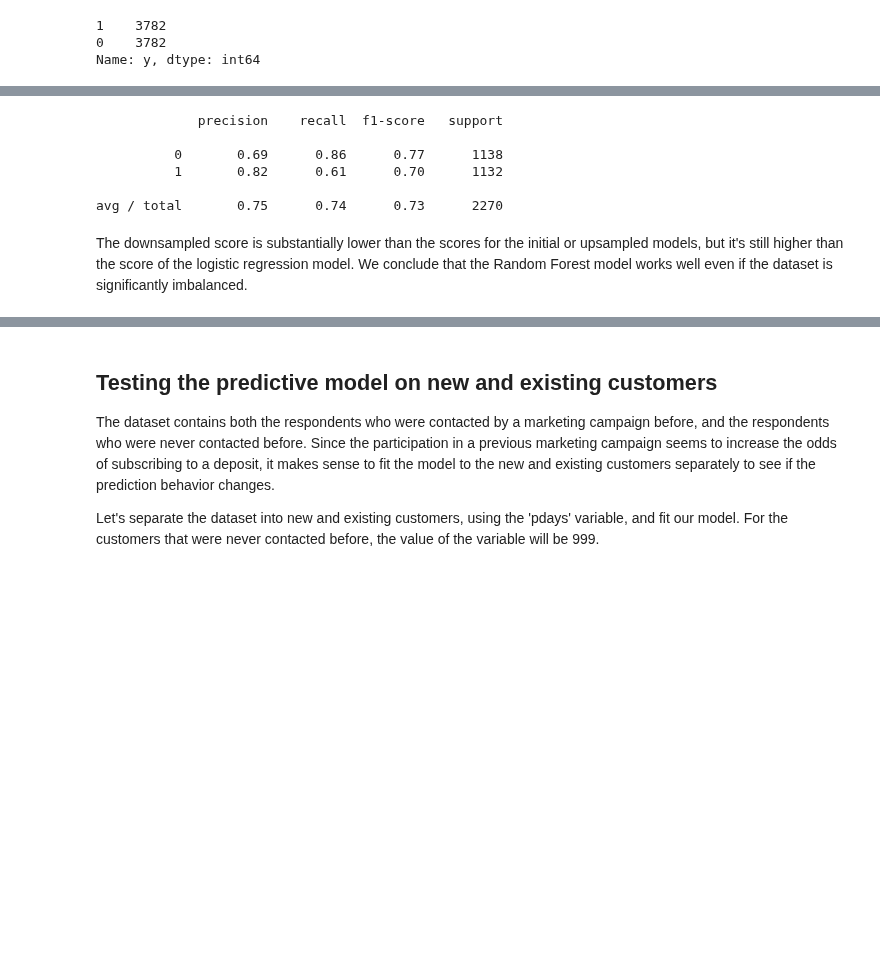
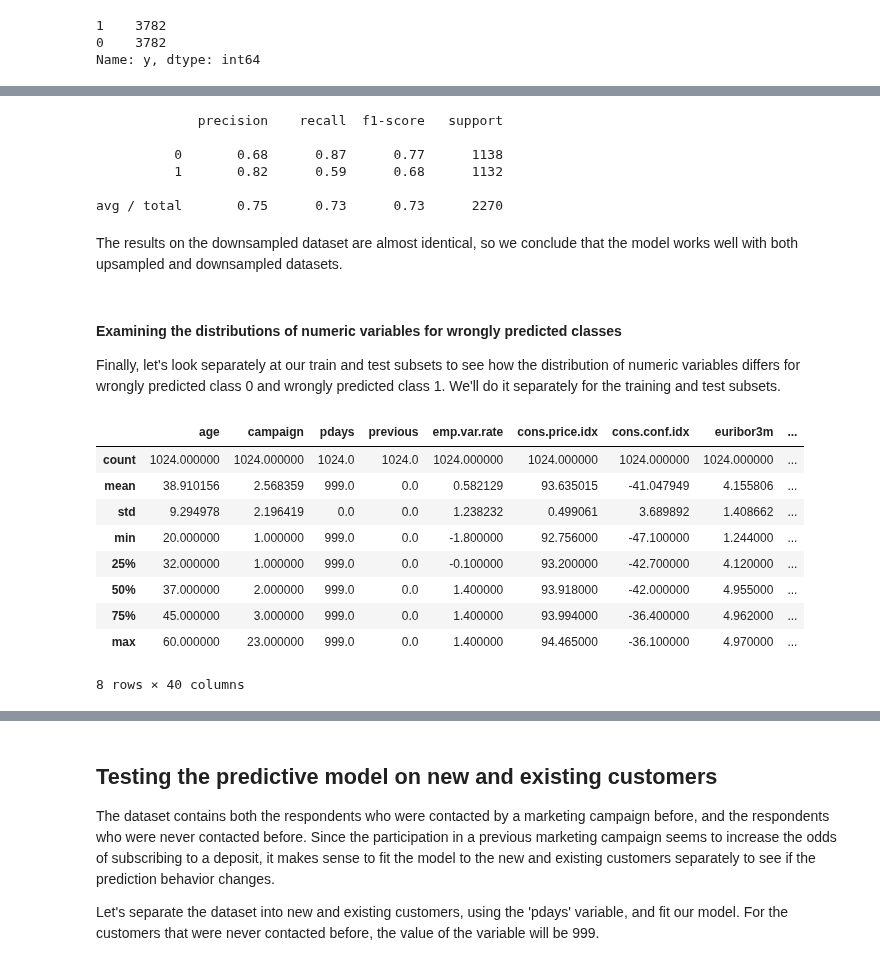
Before and after one commit to mamnunam/Springboard_Data_Science_track, a Jupyter notebook: Capstone_1/Capstone_project_1.ipynb, the cells around one changed output, grey strips where cells are left out. Drawn from its saved outputs; the diff is of its cells as text; code cells hidden in the pictures; blank space fills up the shorter version.

Commit message:
Updated accuracy metrics

```diff
--- a/Capstone_1/Capstone_project_1.ipynb
+++ b/Capstone_1/Capstone_project_1.ipynb
@@ -791,5 +838,6 @@ avg / total       0.68      0.68      0.68      2270
 As mentioned before, though logistic regression doesn't seem to be the best model for this dataset, it's one of the easiest to interpret. Let's look at the coefficients that the model assigns to the features in our dataset and see if there are any interesting predictors:
 # %%
 #The intercept of the final model
-model.intercept_
+final_logreg_model.fit(X,y)
+final_logreg_model.intercept_
 # %% [output]
@@ -981,11 +1036,10 @@ Precision, recall and F1-score are high, which signifies a good prediction model
 As mentioned before, only ~11% of the respondents to the current campaign have actually subscribed for a deposit, which makes the overall dataset highly imbalanced, and which can potentially lead to the model predicting just one class (the dominant one). Let's check if the model is actually predicting one class:
 # %%
 #Fitting the model
-final_model_full_data = GradientBoostingClassifier(learning_rate=0.05, n_estimators=100, max_depth=5, random_state=42)
-final_model_full_data.fit(X, y)
+final_logreg_model.fit(X, y)
 
 #Counting the number of the predicted classes
-print(np.unique(final_model_full_data.predict(X)))
+print(np.unique(final_logreg_model.predict(X)))
 # %% [output]
 [0 1]
 # %% [markdown]
@@ -1021,24 +1075,24 @@ y_up = df_upsampled.y
 X_up = df_upsampled.drop('y', axis=1)
 
 #Defining the model once again
-final_model = GradientBoostingClassifier(learning_rate=0.05, n_estimators=100, max_depth=5, random_state=42)
+final_model = LogisticRegression(C=111.11200000000001, penalty='l2', class_weight='balanced', random_state=42)
 
 #Defining the steps in order to include the scaler
 steps = [('scaler', StandardScaler()),
-          ('gb', final_model)]
+          ('l2', final_model)]
 
 #Defining the pipeline
 pipeline = Pipeline(steps)
 
 #Splitting the data into train and test sets
-X_train, X_test, y_train, y_test = train_test_split(X_up, y_up, test_size=0.3, random_state=42)
+X_train_up, X_test_up, y_train_up, y_test_up = train_test_split(X_up, y_up, test_size=0.3, random_state=42)
 
 #Fitting the model on X_train, y_train
-scaled_model = pipeline.fit(X_train, y_train)
+scaled_model = pipeline.fit(X_train_up, y_train_up)
 
 #Predicting the y
-y_pred = pipeline.predict(X_test)
+y_pred_up = scaled_model.predict(X_test_up)
 
 #Calculating the accuracy score
-print(accuracy_score(y_test, y_pred))
+print(accuracy_score(y_test_up, y_pred_up))
 # %% [output]
@@ -1074,24 +1137,24 @@ y_down = df_downsampled.y
 X_down = df_downsampled.drop('y', axis=1)
 
 #Defining the model once again
-final_model = GradientBoostingClassifier(learning_rate=0.05, n_estimators=100, max_depth=5, random_state=42)
+final_model = LogisticRegression(C=111.11200000000001, penalty='l2', class_weight='balanced', random_state=42)
 
 #Defining the steps in order to include the scaler
 steps = [('scaler', StandardScaler()),
-          ('gb', model)]
+          ('l2', final_model)]
 
 #Defining the pipeline
 pipeline = Pipeline(steps)
 
 #Splitting the data into train and test sets
-X_train, X_test, y_train, y_test = train_test_split(X_down, y_down, test_size=0.3, random_state=42)
+X_train_down, X_test_down, y_train_down, y_test_down = train_test_split(X_down, y_down, test_size=0.3, random_state=42)
 
 #Fitting the model on X_train, y_train
-scaled_model = pipeline.fit(X_train, y_train)
+scaled_model = pipeline.fit(X_train_down, y_train_down)
 
 #Predicting the y
-y_pred = pipeline.predict(X_test)
+y_pred_down = pipeline.predict(X_test_down)
 
 #Calculating the accuracy score
-print(accuracy_score(y_test, y_pred))
+print(accuracy_score(y_test_down, y_pred_down))
 # %% [output]
@@ -1099,12 +1171,40 @@ print(accuracy_score(y_test, y_pred))
 # %%
-#Creating the classification report
-print(classification_report(y_test, y_pred))
+#Creating the classification report for downsampled model
+print(classification_report(y_test_down, y_pred_down))
 # %% [output]
              precision    recall  f1-score   support
 
-          0       0.69      0.86      0.77      1138
-          1       0.82      0.61      0.70      1132
+          0       0.68      0.87      0.77      1138
+          1       0.82      0.59      0.68      1132
 
-avg / total       0.75      0.74      0.73      2270
+avg / total       0.75      0.73      0.73      2270
-# %% [markdown]
-The downsampled score is substantially lower than the scores for the initial or upsampled models, but it's still higher than the score of the logistic regression model. We conclude that the Random Forest model works well even if the dataset is significantly imbalanced.
+# %% [markdown]
+The results on the downsampled dataset are almost identical, so we conclude that the model works well with both upsampled and downsampled datasets.
+# %% [markdown]
+#### Examining the distributions of numeric variables for wrongly predicted classes
+
+Finally, let's look separately at our train and test subsets to see how the distribution of numeric variables differs for wrongly predicted class 0 and wrongly predicted class 1. We'll do it separately for the training and test subsets.
+# %%
+#Fitting the model to training subset
+final_logreg_model.fit(X_train, y_train)
+
+#Predicting y for the training subset
+y_train_pred = final_logreg_model.predict(X_train)
+
+#Creating a mask for the respondents with wrongly predicted y=0
+mispredicted_0_train_mask = (y_train == 1) & (y_train_pred == 0)
+X_train_mispredicted_0 = X_train[mispredicted_0_train_mask]
+
+#Summarizing the distribution of the variables
+X_train_mispredicted_0.describe()
+# %% [output]
+|  | age | campaign | pdays | previous | emp.var.rate | cons.price.idx | cons.conf.idx | euribor3m | ... |
+| count | 1024.000000 | 1024.000000 | 1024.0 | 1024.0 | 1024.000000 | 1024.000000 | 1024.000000 | 1024.000000 | ... |
+| mean | 38.910156 | 2.568359 | 999.0 | 0.0 | 0.582129 | 93.635015 | -41.047949 | 4.155806 | ... |
+| std | 9.294978 | 2.196419 | 0.0 | 0.0 | 1.238232 | 0.499061 | 3.689892 | 1.408662 | ... |
+| min | 20.000000 | 1.000000 | 999.0 | 0.0 | -1.800000 | 92.756000 | -47.100000 | 1.244000 | ... |
+| 25% | 32.000000 | 1.000000 | 999.0 | 0.0 | -0.100000 | 93.200000 | -42.700000 | 4.120000 | ... |
+| 50% | 37.000000 | 2.000000 | 999.0 | 0.0 | 1.400000 | 93.918000 | -42.000000 | 4.955000 | ... |
+| 75% | 45.000000 | 3.000000 | 999.0 | 0.0 | 1.400000 | 93.994000 | -36.400000 | 4.962000 | ... |
+| max | 60.000000 | 23.000000 | 999.0 | 0.0 | 1.400000 | 94.465000 | -36.100000 | 4.970000 | ... |
+8 rows × 40 columns
```
Also changed, not shown: parts of 70 cells of this notebook.
